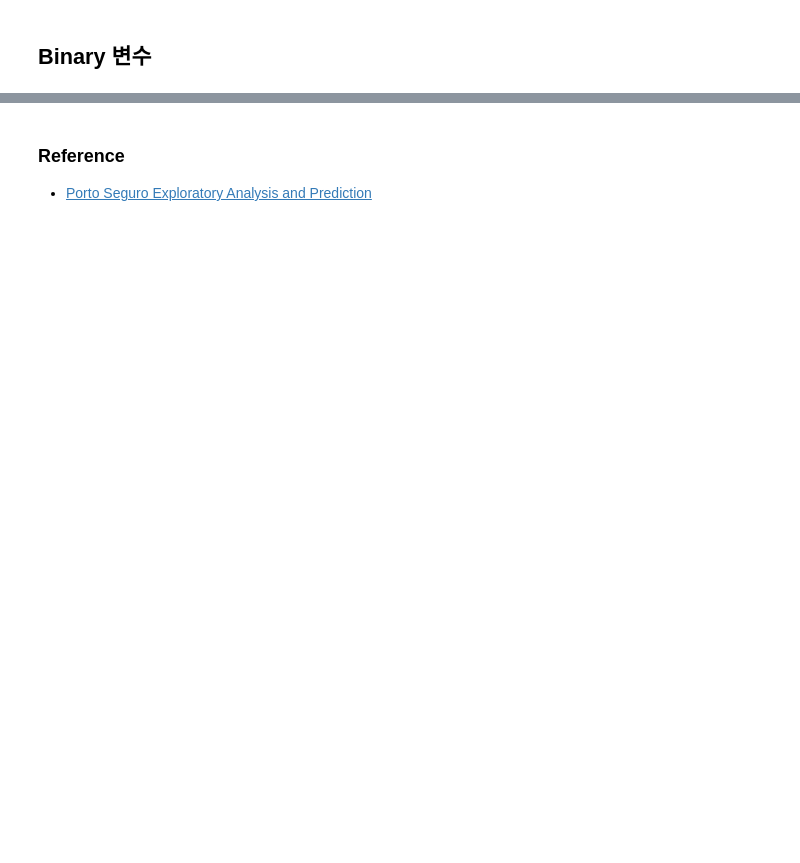
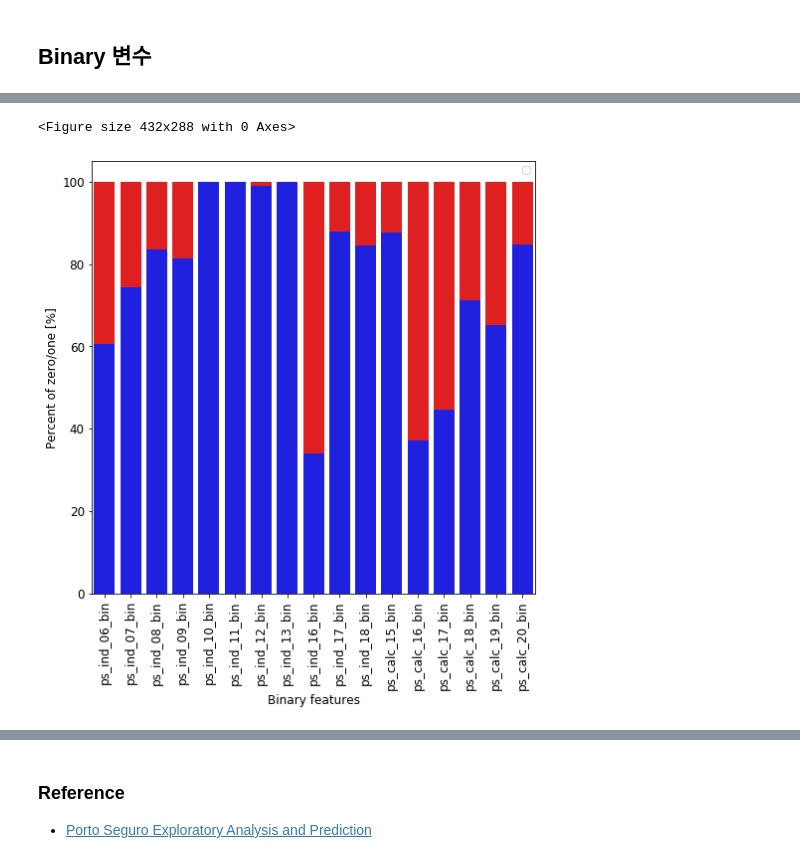
Before and after one commit to hodurie/Kaggle_Challenge, a Jupyter notebook: Porto Seguro/EDA.ipynb, the cells around one changed output, grey strips where cells are left out. Cells and saved outputs as stored; diff of their text form; code cells hidden in the pictures; blank space fills up the shorter version.

```diff
--- a/Porto Seguro/EDA.ipynb
+++ b/Porto Seguro/EDA.ipynb
@@ -612,0 +709,7 @@ var = meta_train([meta_train.keep) & (meta_train.level == 'binary')].index
+# %%
+var = meta_test[(meta_test.keep) & (meta_test.level == 'binary')].index
+# %%
+percent_plot(var, test_copy)
+# %% [output]
+<Figure size 432x288 with 0 Axes>
+[figure, added]
```
Also changed, not shown: parts of 35 cells of this notebook.
